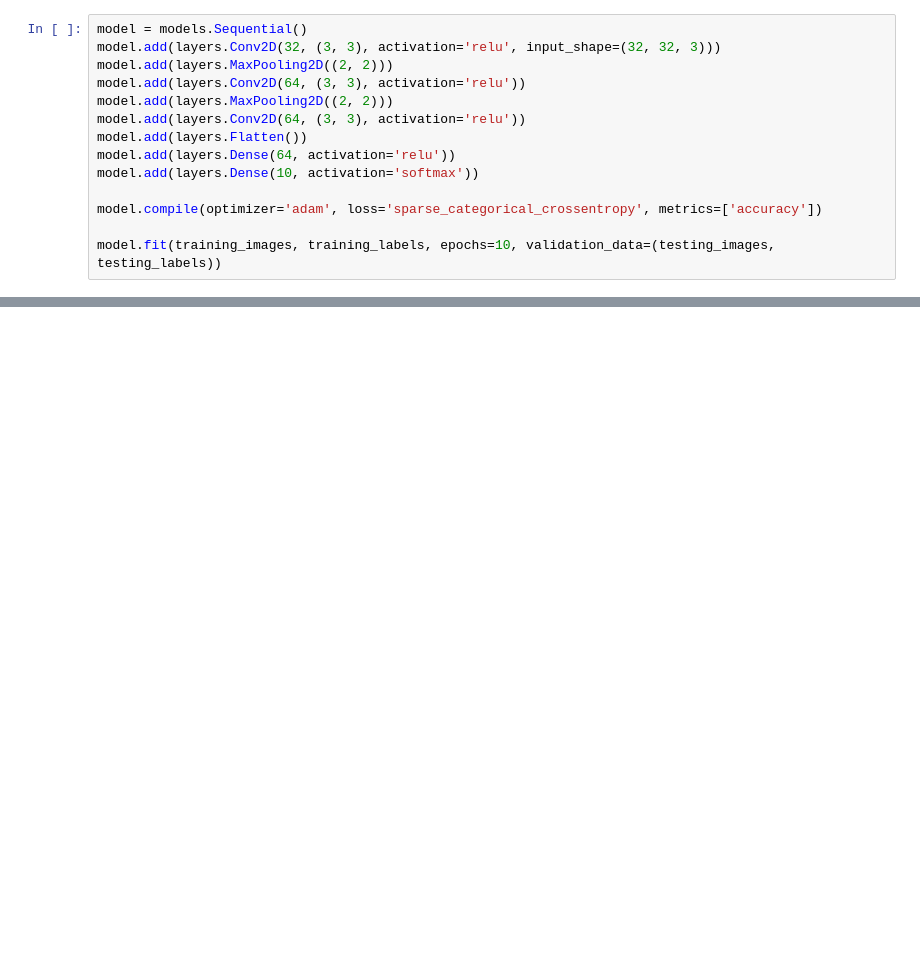
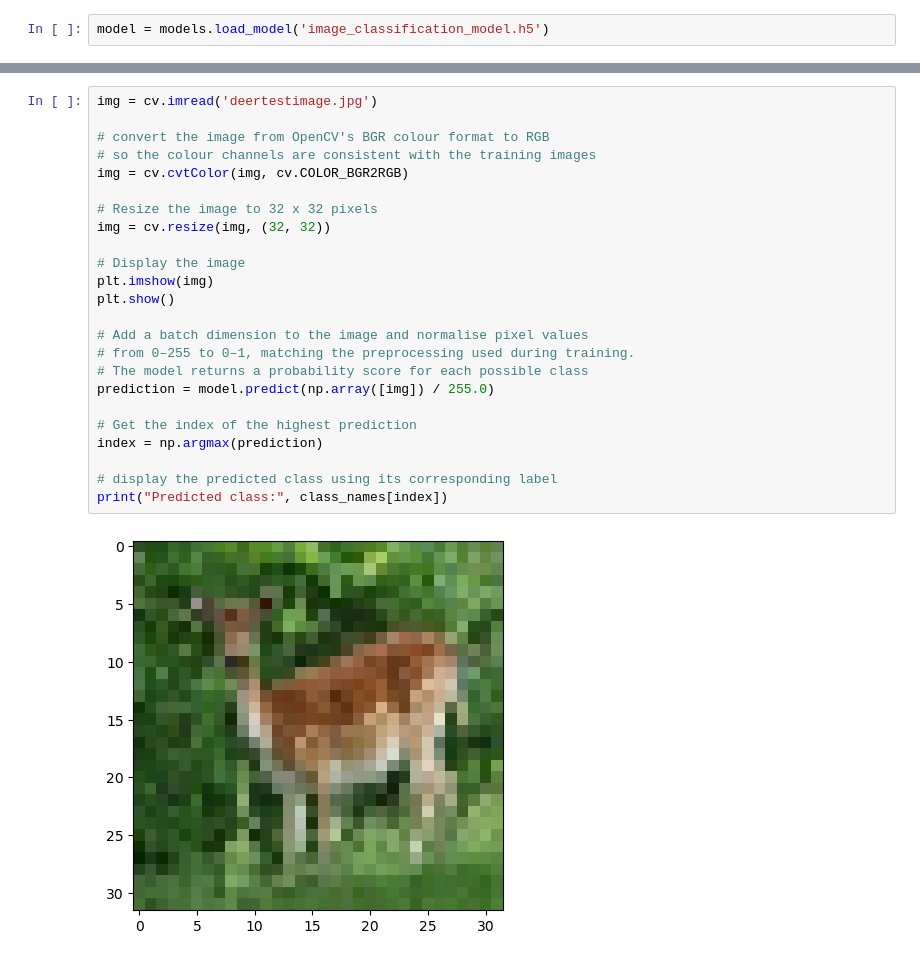
Before and after one commit to hashybashy/Image-Classification, a Jupyter notebook: imgclassification.ipynb, the cells around one changed output, grey strips where cells are left out. Saved outputs shown, nothing was run; the diff lists cells and outputs as text; blank space fills up the shorter version.

```diff
--- a/imgclassification.ipynb
+++ b/imgclassification.ipynb
@@ -32,16 +53,4 @@ training_labels = training_labels[:20000]
 testing_images = testing_images[:4000]
 testing_labels = testing_labels[:4000]
 # %%
-model = models.Sequential()
-model.add(layers.Conv2D(32, (3, 3), activation='relu', input_shape=(32, 32, 3)))
-model.add(layers.MaxPooling2D((2, 2)))
-model.add(layers.Conv2D(64, (3, 3), activation='relu'))
-model.add(layers.MaxPooling2D((2, 2)))
-model.add(layers.Conv2D(64, (3, 3), activation='relu'))
-model.add(layers.Flatten())
-model.add(layers.Dense(64, activation='relu'))
-model.add(layers.Dense(10, activation='softmax'))
-
-model.compile(optimizer='adam', loss='sparse_categorical_crossentropy', metrics=['accuracy'])
-
-model.fit(training_images, training_labels, epochs=10, validation_data=(testing_images, testing_labels))
+model = models.load_model('image_classification_model.h5')
@@ -47,0 +59,26 @@ model.fit(training_images, training_labels, epochs=10, validation_data=(testing_
+# %%
+img = cv.imread('deertestimage.jpg')
+
+# convert the image from OpenCV's BGR colour format to RGB
+# so the colour channels are consistent with the training images
+img = cv.cvtColor(img, cv.COLOR_BGR2RGB)
+
+# Resize the image to 32 x 32 pixels
+img = cv.resize(img, (32, 32))
+
+# Display the image
+plt.imshow(img)
+plt.show()
+
+# Add a batch dimension to the image and normalise pixel values
+# from 0–255 to 0–1, matching the preprocessing used during training.
+# The model returns a probability score for each possible class
+prediction = model.predict(np.array([img]) / 255.0)
+
+# Get the index of the highest prediction
+index = np.argmax(prediction)
+
+# display the predicted class using its corresponding label
+print("Predicted class:", class_names[index])
+# %% [output]
+[figure, added]
```
Also changed, not shown: parts of 7 cells of this notebook.
